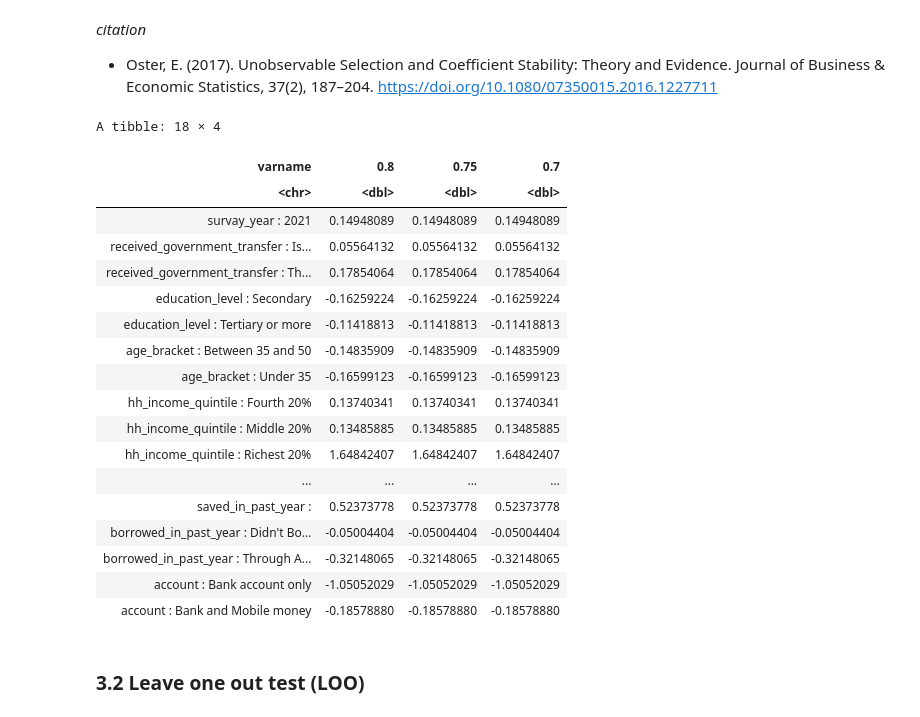
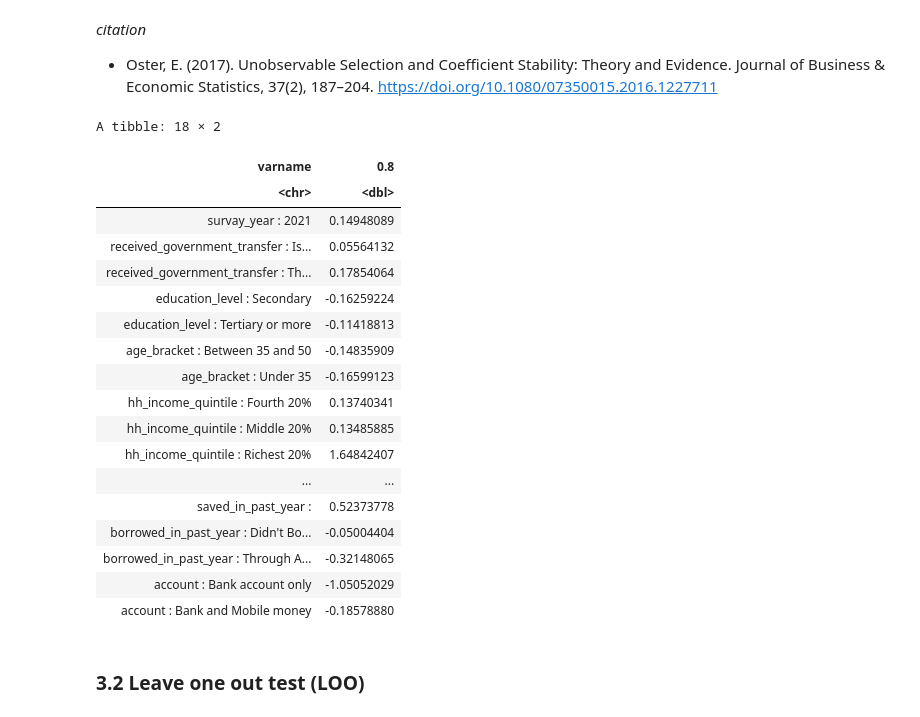
Before and after one commit to mmyousefies/gfi-iran, a Jupyter notebook: src/model.ipynb, the cells around one changed output. Cells and saved outputs as stored; diff of their text form; code cells hidden in the pictures.

```diff
--- a/src/model.ipynb
+++ b/src/model.ipynb
@@ -1038,7 +1195,7 @@ calc_delta <- function(var_name, Y, X, design, model_lpm) {
   R2_F <- 1 - deviance(model_lpm) / model_lpm$null.deviance
 
   # 3. Define the caps you want to try
-  caps <- c(0.8, 0.75, 0.7)
+  caps <- c(0.8)
 
   # 4. Build a tibble of (cap, δ)
   tibble(cap = caps) |>
@@ -1069,52 +1226,52 @@ c(
   "borrowed_in_past_yearDidn't Borrow",
   "borrowed_in_past_yearThrough Account",
   "accountBank account only",
   "accountBank and Mobile money"
 ) |>
   map2_df(
     c(
       "survay_year",
       "received_government_transfer",
       "received_government_transfer",
       "education_level",
       "education_level",
       "age_bracket",
       "age_bracket",
       "hh_income_quintile",
       "hh_income_quintile",
       "hh_income_quintile",
       "hh_income_quintile",
       "main_source_of_emergency_funds",
       "main_source_of_emergency_funds",
       "saved_in_past_year",
       "borrowed_in_past_year",
       "borrowed_in_past_year",
       "account",
       "account"
     ),
     ~ calc_delta(.x, "in_workforce", .y, design, model_lpm)
   ) |>
   pivot_wider(names_from = "cap", values_from = "delta")
 # %% [output]
-A tibble: 18 × 4
+A tibble: 18 × 2
-| varname | 0.8 | 0.75 | 0.7 |
-| <chr> | <dbl> | <dbl> | <dbl> |
-| survay_year : 2021 | 0.14948089 | 0.14948089 | 0.14948089 |
-| received_government_transfer : Is... | 0.05564132 | 0.05564132 | 0.05564132 |
-| received_government_transfer : Th... | 0.17854064 | 0.17854064 | 0.17854064 |
-| education_level : Secondary | -0.16259224 | -0.16259224 | -0.16259224 |
-| education_level : Tertiary or more | -0.11418813 | -0.11418813 | -0.11418813 |
-| age_bracket : Between 35 and 50 | -0.14835909 | -0.14835909 | -0.14835909 |
-| age_bracket : Under 35 | -0.16599123 | -0.16599123 | -0.16599123 |
-| hh_income_quintile : Fourth 20% | 0.13740341 | 0.13740341 | 0.13740341 |
-| hh_income_quintile : Middle 20% | 0.13485885 | 0.13485885 | 0.13485885 |
-| hh_income_quintile : Richest 20% | 1.64842407 | 1.64842407 | 1.64842407 |
-| ... | ... | ... | ... |
-| saved_in_past_year : | 0.52373778 | 0.52373778 | 0.52373778 |
-| borrowed_in_past_year : Didn't Bo... | -0.05004404 | -0.05004404 | -0.05004404 |
-| borrowed_in_past_year : Through A... | -0.32148065 | -0.32148065 | -0.32148065 |
-| account : Bank account only | -1.05052029 | -1.05052029 | -1.05052029 |
-| account : Bank and Mobile money | -0.18578880 | -0.18578880 | -0.18578880 |
+| varname | 0.8 |
+| <chr> | <dbl> |
+| survay_year : 2021 | 0.14948089 |
+| received_government_transfer : Is... | 0.05564132 |
+| received_government_transfer : Th... | 0.17854064 |
+| education_level : Secondary | -0.16259224 |
+| education_level : Tertiary or more | -0.11418813 |
+| age_bracket : Between 35 and 50 | -0.14835909 |
+| age_bracket : Under 35 | -0.16599123 |
+| hh_income_quintile : Fourth 20% | 0.13740341 |
+| hh_income_quintile : Middle 20% | 0.13485885 |
+| hh_income_quintile : Richest 20% | 1.64842407 |
+| ... | ... |
+| saved_in_past_year : | 0.52373778 |
+| borrowed_in_past_year : Didn't Bo... | -0.05004404 |
+| borrowed_in_past_year : Through A... | -0.32148065 |
+| account : Bank account only | -1.05052029 |
+| account : Bank and Mobile money | -0.18578880 |
 # %% [markdown]
 ### 3.2 Leave one out test (LOO)
 # %% [markdown]
```
Also changed, not shown: parts of 29 cells of this notebook, 7 other files.
